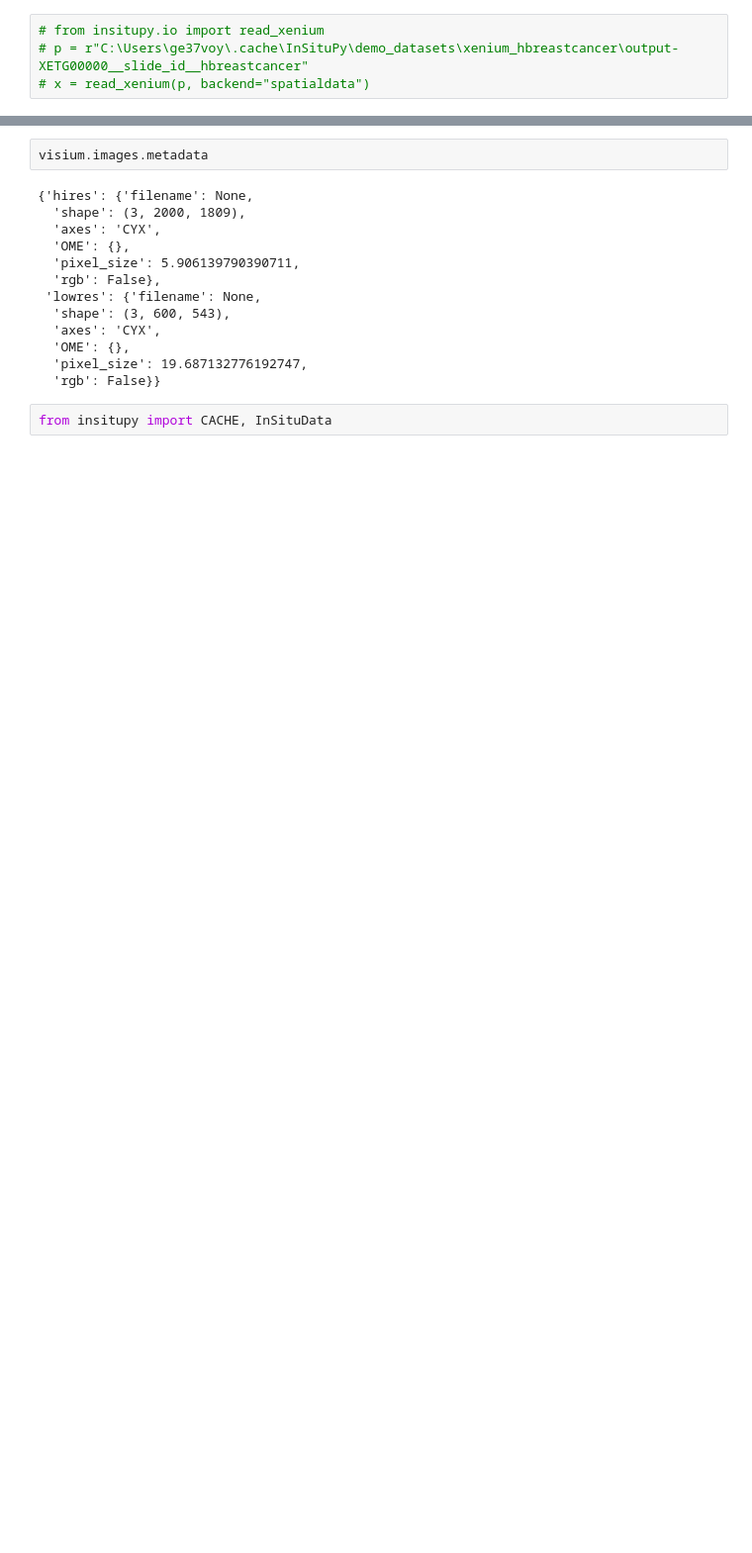
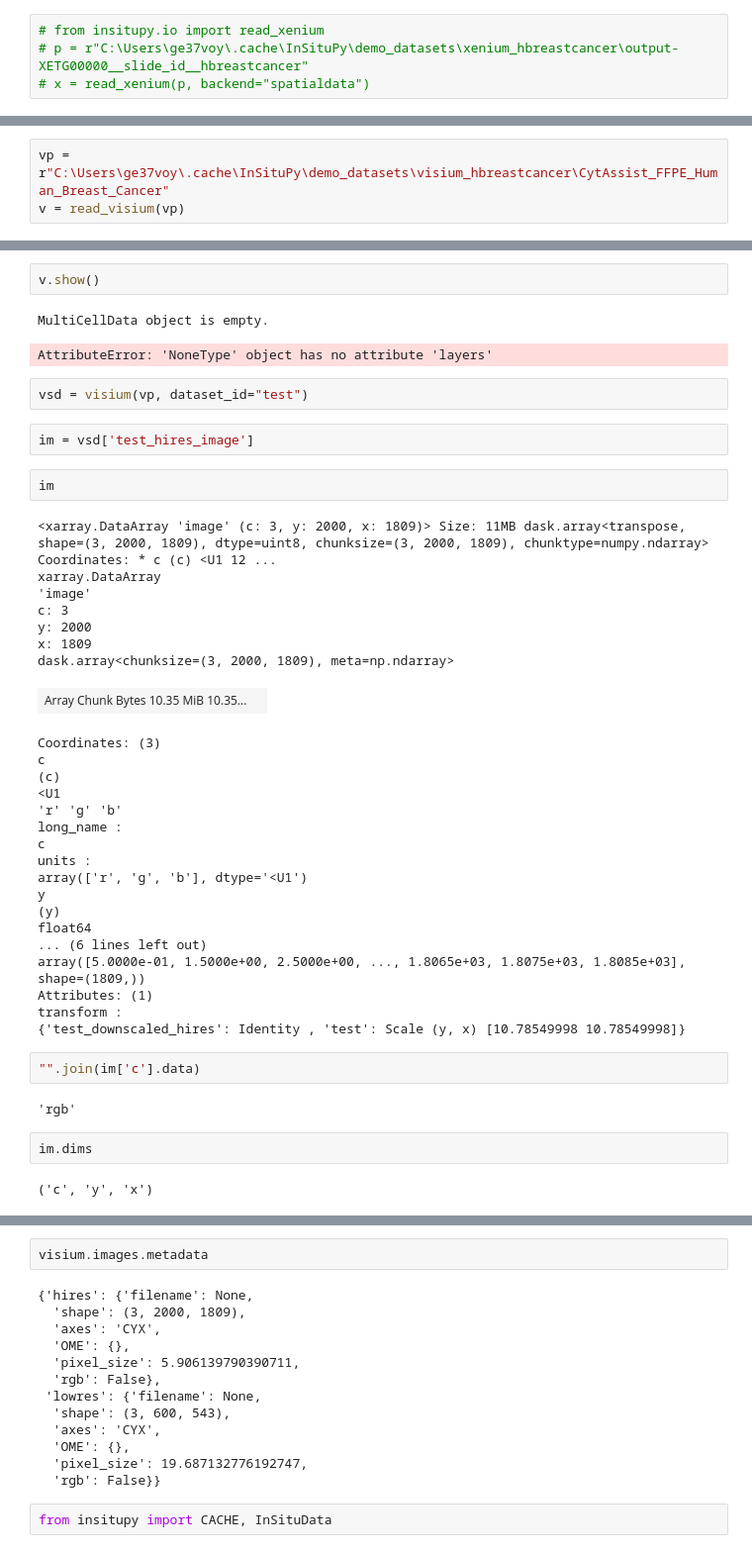
Before and after one commit to SpatialPathology/InSituPy, a Jupyter notebook: docs/source/tutorials/03_data_import/InSituPy_multi-tech.ipynb, the cells around one changed output, grey strips where cells are left out. Shown at 99% size. Drawn from its saved outputs; the diff is of its cells as text; blank space fills up the shorter version.

```diff
--- a/docs/source/tutorials/03_data_import/InSituPy_multi-tech.ipynb
+++ b/docs/source/tutorials/03_data_import/InSituPy_multi-tech.ipynb
@@ -65,0 +160,3 @@ WARNING: Indices in `.shapes` do not match `.data.obs_names`. Shapes will be ren
+# %%
+vp = r"C:\Users\ge37voy\.cache\InSituPy\demo_datasets\visium_hbreastcancer\CytAssist_FFPE_Human_Breast_Cancer"
+v = read_visium(vp)
@@ -65,0 +184,45 @@ WARNING: Indices in `.shapes` do not match `.data.obs_names`. Shapes will be ren
+# %%
+v.show()
+# %% [output]
+MultiCellData object is empty.
+AttributeError: 'NoneType' object has no attribute 'layers'
+# %%
+vsd = visium(vp, dataset_id="test")
+# %%
+im = vsd['test_hires_image']
+# %%
+im
+# %% [output]
+<xarray.DataArray 'image' (c: 3, y: 2000, x: 1809)> Size: 11MB dask.array<transpose, shape=(3, 2000, 1809), dtype=uint8, chunksize=(3, 2000, 1809), chunktype=numpy.ndarray> Coordinates: * c (c) <U1 12 ...
+xarray.DataArray
+'image'
+c: 3
+y: 2000
+x: 1809
+dask.array<chunksize=(3, 2000, 1809), meta=np.ndarray>
+| Array Chunk Bytes 10.35 MiB 10.35... |  |
+Coordinates: (3)
+c
+(c)
+<U1
+'r' 'g' 'b'
+long_name :
+c
+units :
+array(['r', 'g', 'b'], dtype='<U1')
+y
+(y)
+float64
+... (6 lines left out)
+array([5.0000e-01, 1.5000e+00, 2.5000e+00, ..., 1.8065e+03, 1.8075e+03, 1.8085e+03], shape=(1809,))
+Attributes: (1)
+transform :
+{'test_downscaled_hires': Identity , 'test': Scale (y, x) [10.78549998 10.78549998]}
+# %%
+"".join(im['c'].data)
+# %% [output]
+'rgb'
+# %%
+im.dims
+# %% [output]
+('c', 'y', 'x')
```
Also changed, not shown: parts of 28 cells of this notebook, 12 other files.
